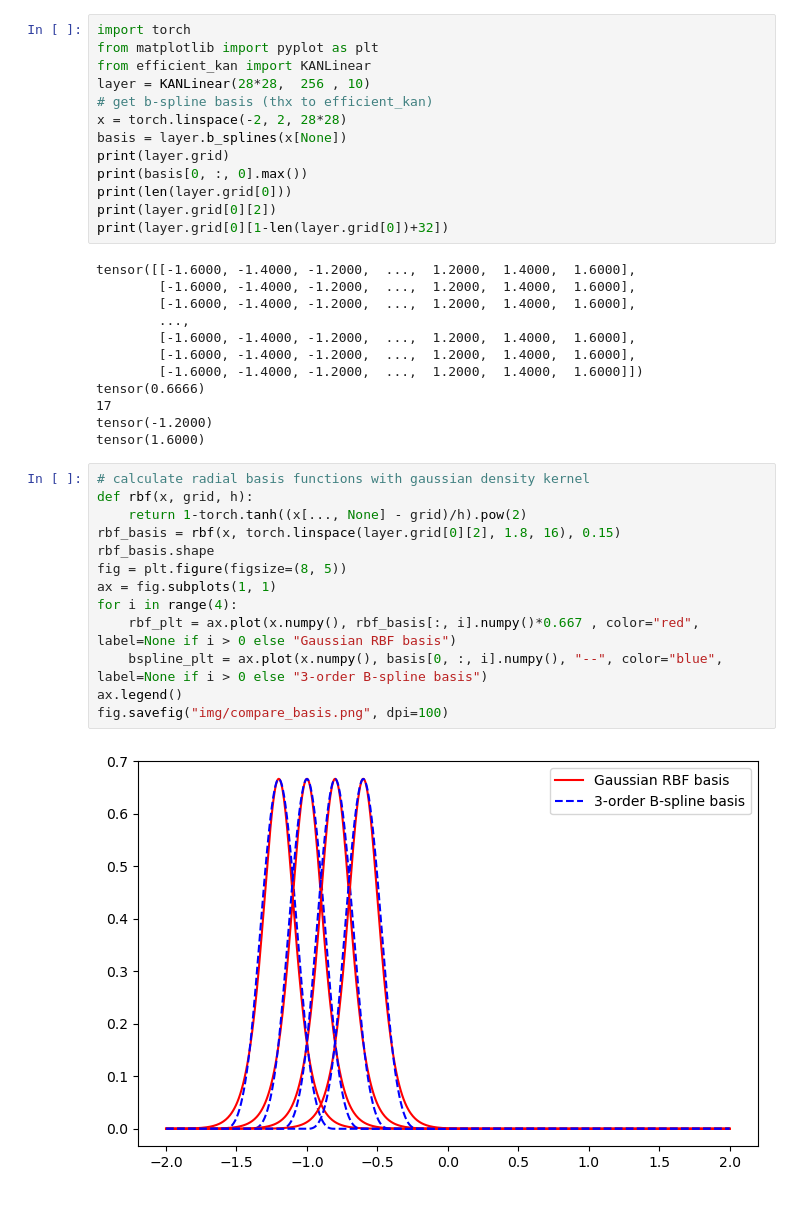
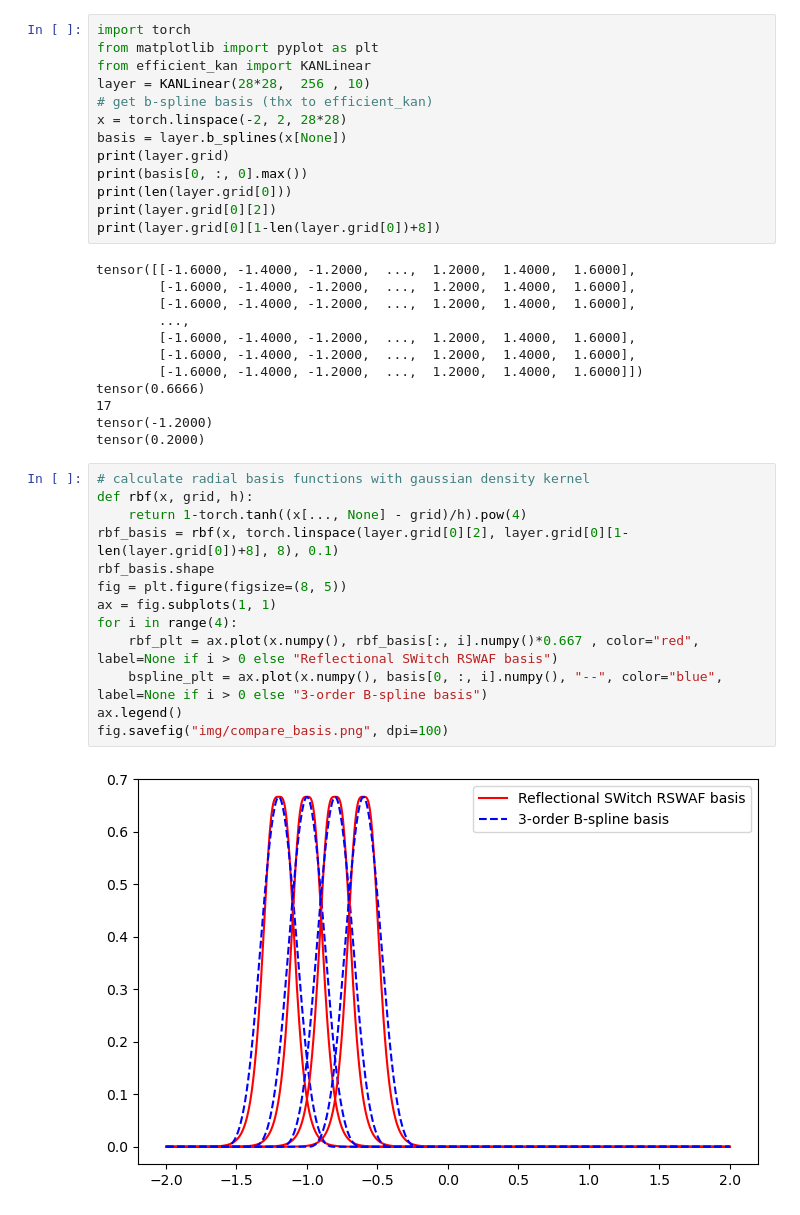
Before and after one commit to ThuraAung1601/faster-kan, a Jupyter notebook: draw_spline_basis.ipynb, the cells around one changed output. Saved outputs shown, nothing was run; the diff lists cells and outputs as text.

```diff
--- a/draw_spline_basis.ipynb
+++ b/draw_spline_basis.ipynb
@@ -10,7 +10,7 @@ print(layer.grid)
 print(basis[0, :, 0].max())
 print(len(layer.grid[0]))
 print(layer.grid[0][2])
-print(layer.grid[0][1-len(layer.grid[0])+32])
+print(layer.grid[0][1-len(layer.grid[0])+8])
 # %% [output]
 tensor([[-1.6000, -1.4000, -1.2000,  ...,  1.2000,  1.4000,  1.6000],
         [-1.6000, -1.4000, -1.2000,  ...,  1.2000,  1.4000,  1.6000],
@@ -22,20 +22,20 @@ tensor([[-1.6000, -1.4000, -1.2000,  ...,  1.2000,  1.4000,  1.6000],
 tensor(0.6666)
 17
 tensor(-1.2000)
-tensor(1.6000)
+tensor(0.2000)
 # %%
 # calculate radial basis functions with gaussian density kernel
 def rbf(x, grid, h):
-    return 1-torch.tanh((x[..., None] - grid)/h).pow(2)
-rbf_basis = rbf(x, torch.linspace(layer.grid[0][2], 1.8, 16), 0.15)
+    return 1-torch.tanh((x[..., None] - grid)/h).pow(4)
+rbf_basis = rbf(x, torch.linspace(layer.grid[0][2], layer.grid[0][1-len(layer.grid[0])+8], 8), 0.1)
 rbf_basis.shape
 fig = plt.figure(figsize=(8, 5))
 ax = fig.subplots(1, 1)
 for i in range(4):
-    rbf_plt = ax.plot(x.numpy(), rbf_basis[:, i].numpy()*0.667 , color="red", label=None if i > 0 else "Gaussian RBF basis")
+    rbf_plt = ax.plot(x.numpy(), rbf_basis[:, i].numpy()*0.667 , color="red", label=None if i > 0 else "Reflectional SWitch RSWAF basis")
     bspline_plt = ax.plot(x.numpy(), basis[0, :, i].numpy(), "--", color="blue", label=None if i > 0 else "3-order B-spline basis")
 ax.legend()
 fig.savefig("img/compare_basis.png", dpi=100)
 # %% [output]
-[figure, old version]
+[figure, new version]
 # %% [markdown]
```
Also changed, not shown: parts of 1 cell of this notebook, 15 other files.
